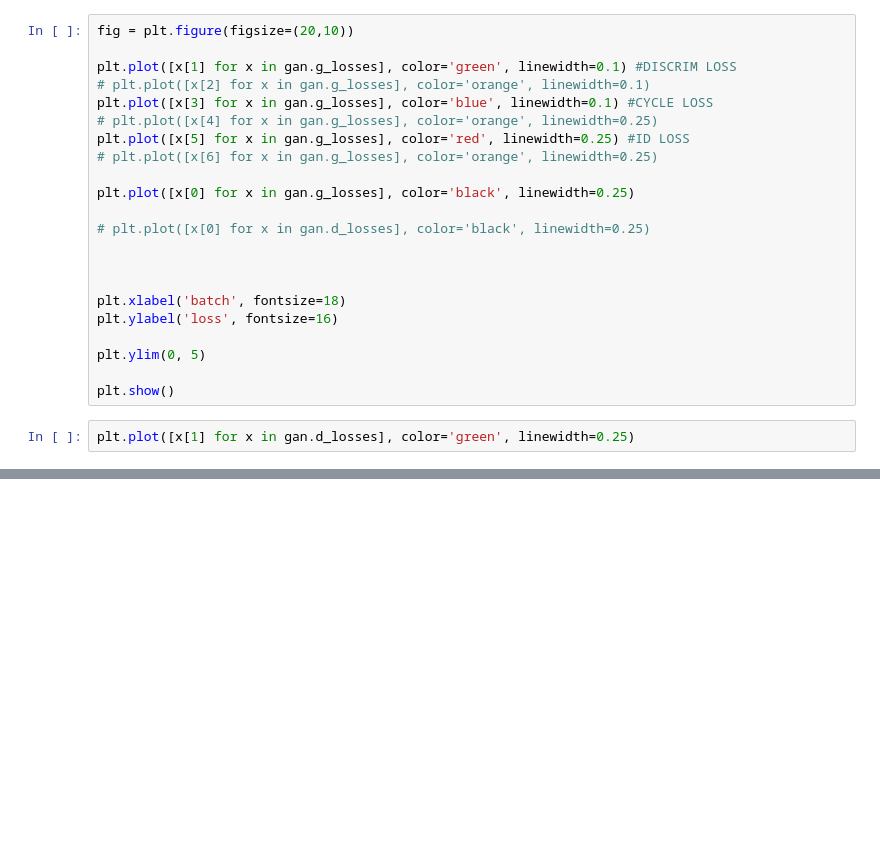
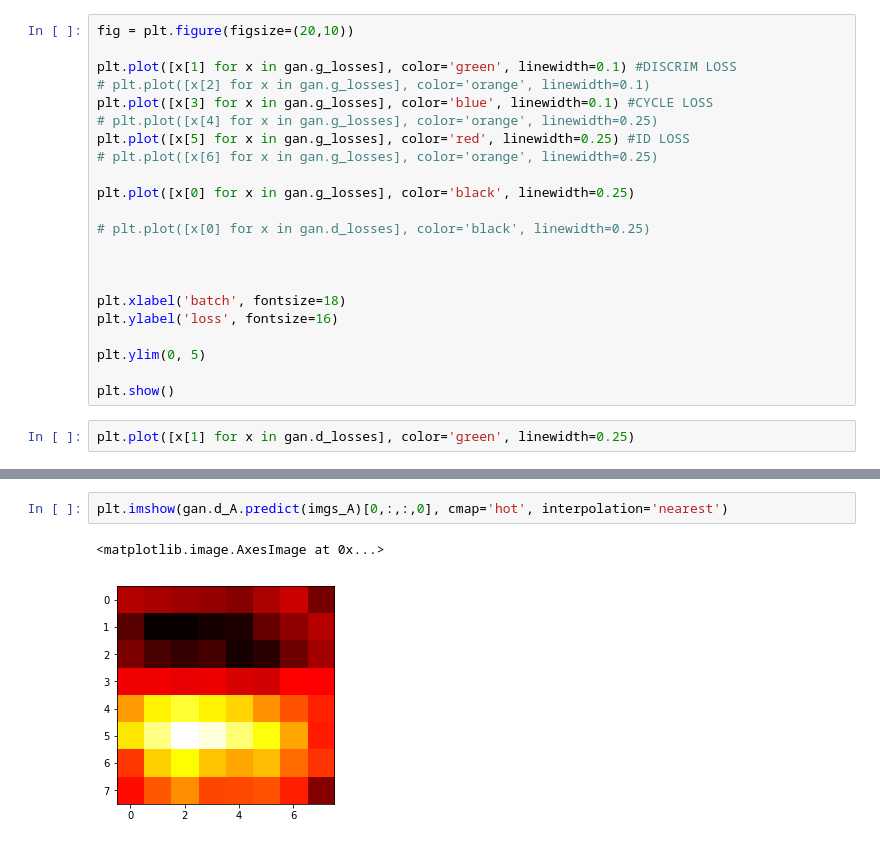
Before and after one commit to davidADSP/Keras-GAN, a Jupyter notebook: cyclegan/train.ipynb, the cells around one changed output, grey strips where cells are left out. Cells and saved outputs as stored; diff of their text form; blank space fills up the shorter version.

```diff
--- a/cyclegan/train.ipynb
+++ b/cyclegan/train.ipynb
@@ -106,0 +209,5 @@ sample_images(gan, 999)
+# %%
+plt.imshow(gan.d_A.predict(imgs_A)[0,:,:,0], cmap='hot', interpolation='nearest')
+# %% [output]
+<matplotlib.image.AxesImage at 0x...>
+[figure, added]
```
Also changed, not shown: parts of 27 cells of this notebook, 3 other files.
